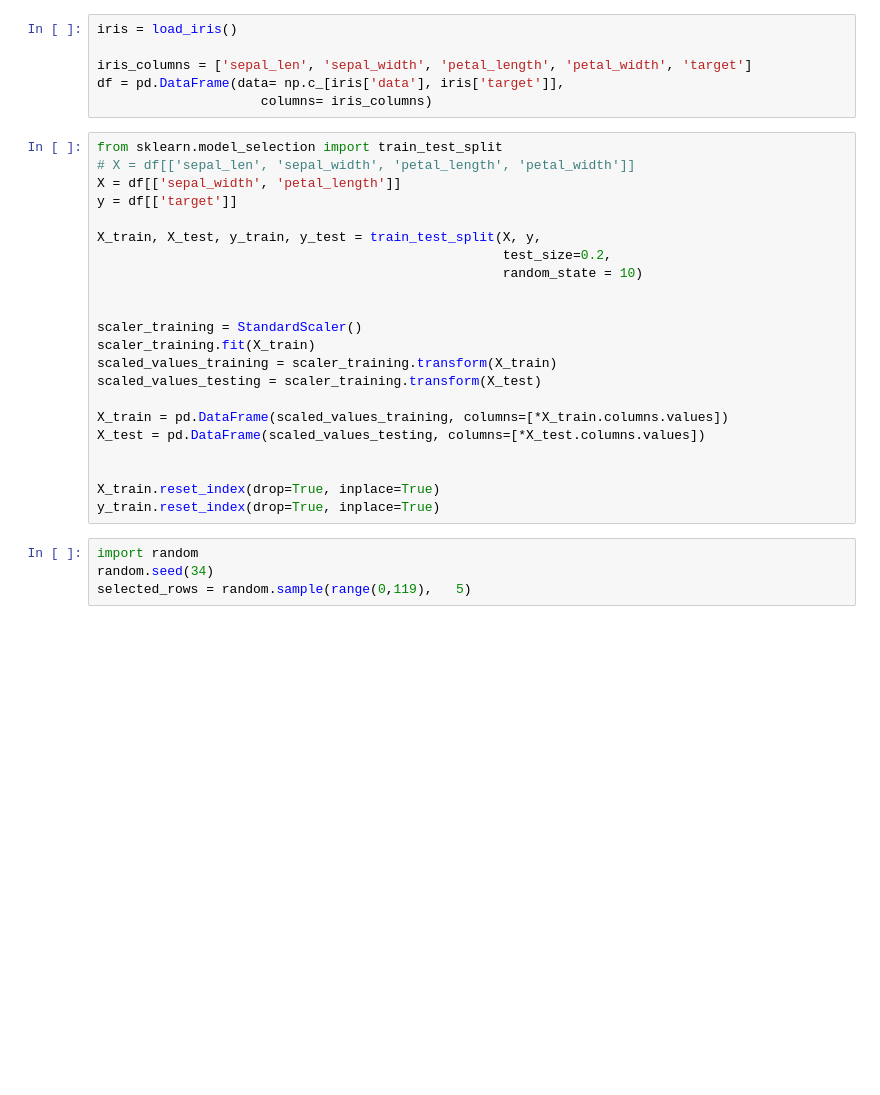
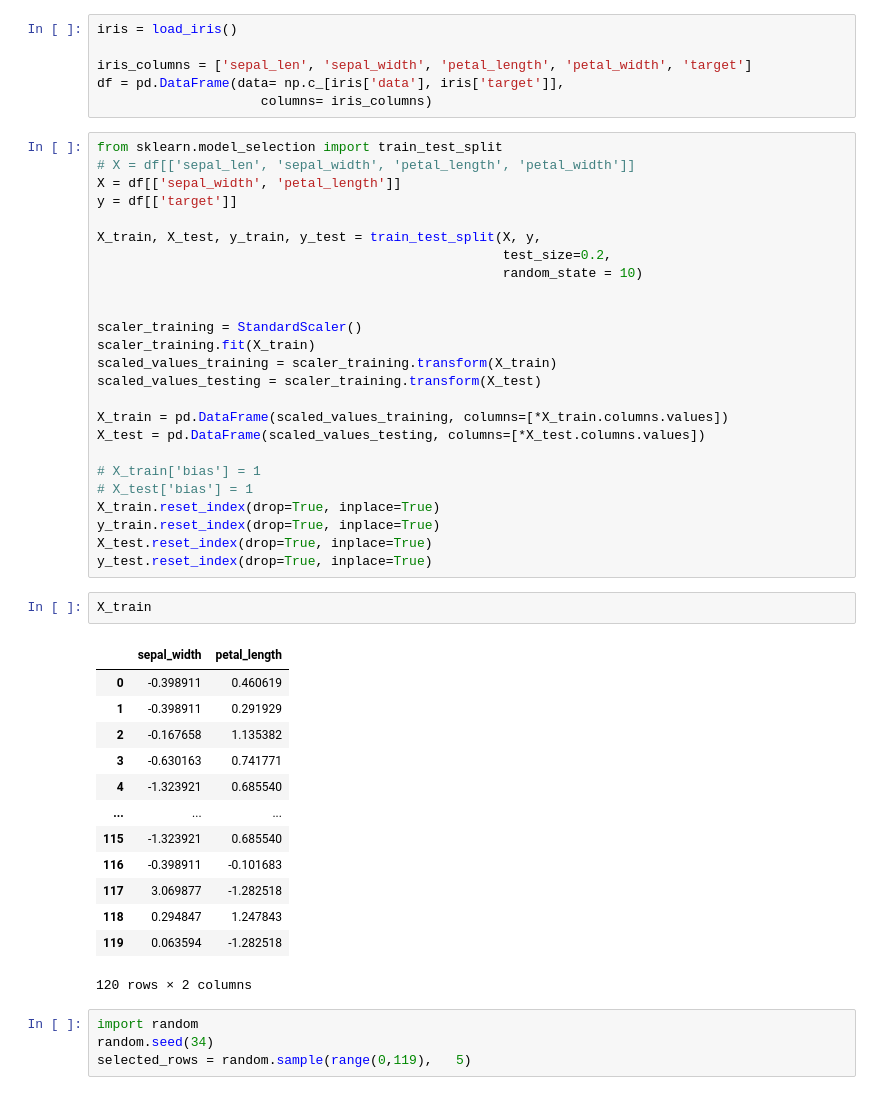
Before and after one commit to GuptaNavdeep1983/CS767, a Jupyter notebook: Assignment4.ipynb, the cells around one changed output. Drawn from its saved outputs; the diff is of its cells as text; blank space fills up the shorter version.

```diff
--- a/Assignment4.ipynb
+++ b/Assignment4.ipynb
@@ -81,9 +77,28 @@ scaled_values_testing = scaler_training.transform(X_test)
 X_train = pd.DataFrame(scaled_values_training, columns=[*X_train.columns.values])
 X_test = pd.DataFrame(scaled_values_testing, columns=[*X_test.columns.values])
 
-
+# X_train['bias'] = 1
+# X_test['bias'] = 1
 X_train.reset_index(drop=True, inplace=True)
 y_train.reset_index(drop=True, inplace=True)
+X_test.reset_index(drop=True, inplace=True)
+y_test.reset_index(drop=True, inplace=True)
+# %%
+X_train
+# %% [output]
+|  | sepal_width | petal_length |
+| 0 | -0.398911 | 0.460619 |
+| 1 | -0.398911 | 0.291929 |
+| 2 | -0.167658 | 1.135382 |
+| 3 | -0.630163 | 0.741771 |
+| 4 | -1.323921 | 0.685540 |
+| ... | ... | ... |
+| 115 | -1.323921 | 0.685540 |
+| 116 | -0.398911 | -0.101683 |
+| 117 | 3.069877 | -1.282518 |
+| 118 | 0.294847 | 1.247843 |
+| 119 | 0.063594 | -1.282518 |
+120 rows × 2 columns
 # %%
 import random
 random.seed(34)
```
Also changed, not shown: parts of 4 cells of this notebook.
